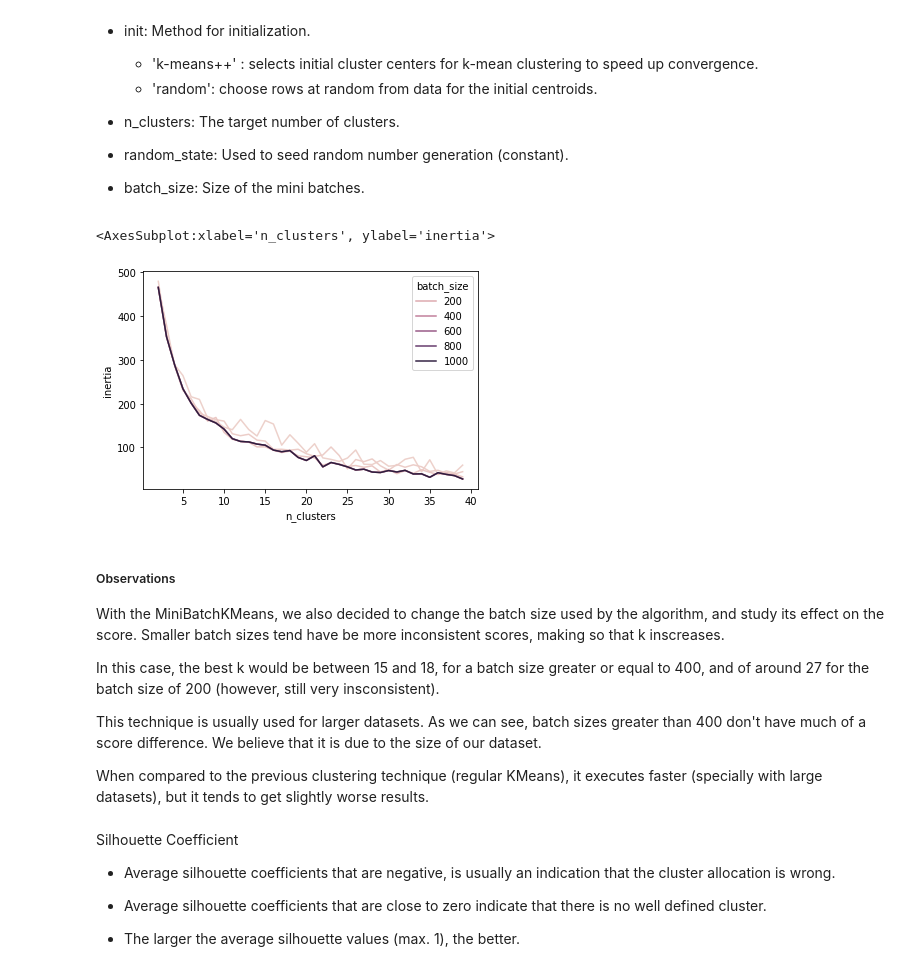
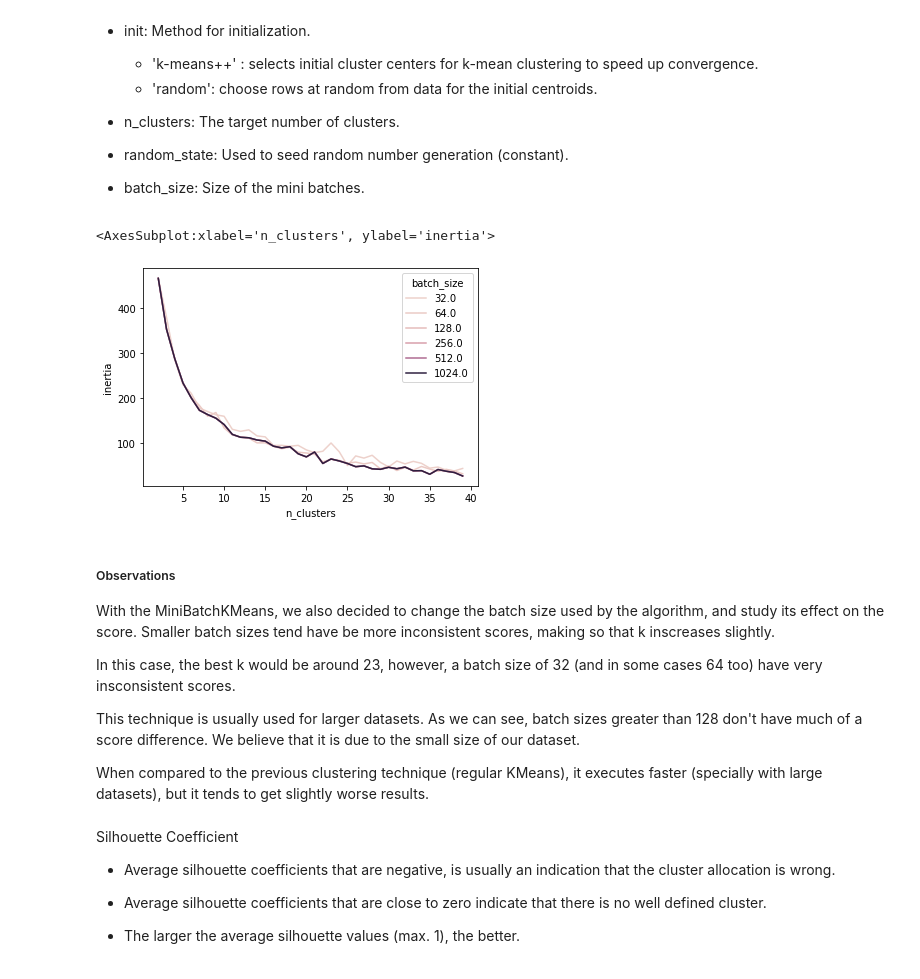
Before and after one commit to joaonmatos/feup-machine-learning, a Jupyter notebook: analysis/districts.ipynb, the cells around one changed output. Saved outputs shown, nothing was run; the diff lists cells and outputs as text; code cells hidden in the pictures.

```diff
--- a/analysis/districts.ipynb
+++ b/analysis/districts.ipynb
@@ -203,33 +203,33 @@ kmeans_clusters = km.predict(base_shifted_data)
 # %%
 from sklearn.cluster import MiniBatchKMeans
 
 n_cluster_candidates = list(range(2, 40))
 bkmeans_sets = pd.DataFrame(columns=["n_clusters", "batch_size", "inertia"])
 
 for n_clusters in n_cluster_candidates:
-    for batch_size in [16, 32, 64, 128, 256, 512, 1024]:
+    for batch_size in [32, 64, 128, 256, 512, 1024]:
         bkm = MiniBatchKMeans(
             n_clusters=n_clusters,
             random_state=19,
             batch_size=batch_size
         )
         bkm.fit(base_shifted_data)
         bkmeans_sets = bkmeans_sets.append({"batch_size": batch_size, "n_clusters": n_clusters, "inertia": bkm.inertia_}, ignore_index=True)
 
 
 
 sbs.lineplot(data=bkmeans_sets, x="n_clusters", y="inertia", hue="batch_size")
 # %% [output]
 <AxesSubplot:xlabel='n_clusters', ylabel='inertia'>
-[figure, old version]
+[figure, new version]
 # %% [markdown]
 ##### Observations
 
-With the MiniBatchKMeans, we also decided to change the batch size used by the algorithm, and study its effect on the score. Smaller batch sizes tend have be more inconsistent scores, making so that k inscreases.
+With the MiniBatchKMeans, we also decided to change the batch size used by the algorithm, and study its effect on the score. Smaller batch sizes tend have be more inconsistent scores, making so that k inscreases slightly.
 
-In this case, the best k would be between 15 and 18, for a batch size greater or equal to 400, and of around 27 for the batch size of 200 (however, still very insconsistent).
+In this case, the best k would be around 23, however, a batch size of 32 (and in some cases 64 too) have very insconsistent scores.
 
-This technique is usually used for larger datasets. As we can see, batch sizes greater than 400 don't have much of a score difference. We believe that it is due to the size of our dataset.
+This technique is usually used for larger datasets. As we can see, batch sizes greater than 128 don't have much of a score difference. We believe that it is due to the small size of our dataset.
 
 When compared to the previous clustering technique (regular KMeans), it executes faster (specially with large datasets), but it tends to get slightly worse results.
 # %%
```
Also changed, not shown: parts of 1 cell of this notebook.
